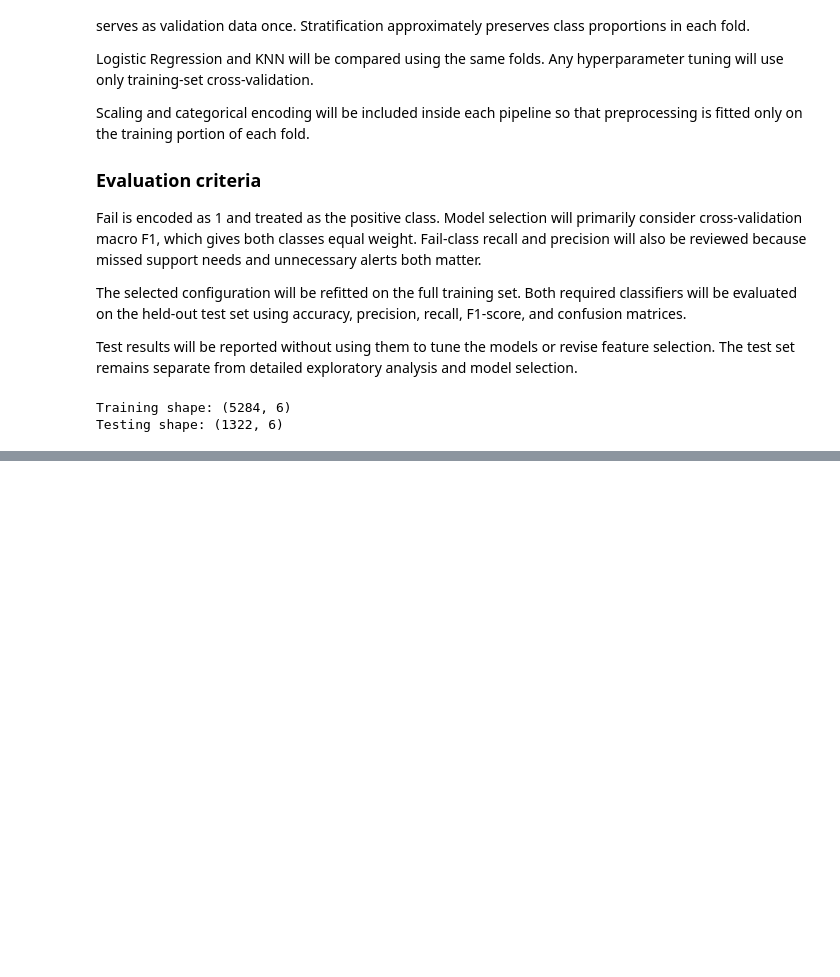
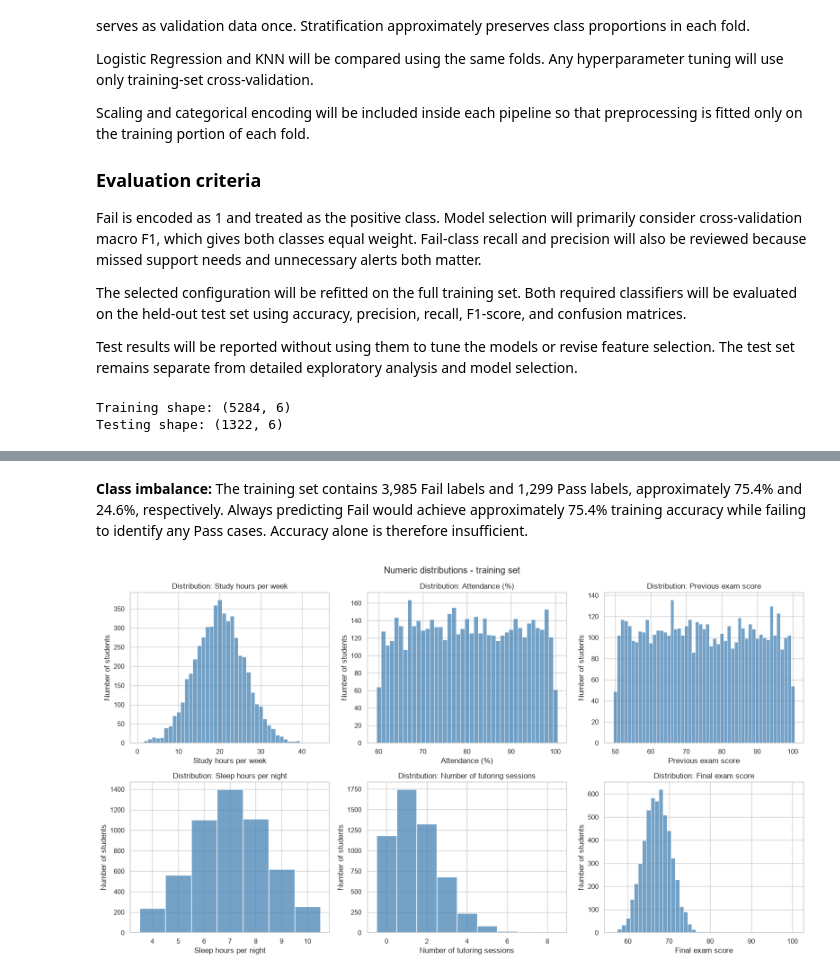
Before and after one commit to RariRaj/student-performance-prediction, a Jupyter notebook: notebooks/analysis.ipynb, the cells around one changed output, grey strips where cells are left out. Saved outputs shown, nothing was run; the diff lists cells and outputs as text; code cells hidden in the pictures; blank space fills up the shorter version.

```diff
--- a/notebooks/analysis.ipynb
+++ b/notebooks/analysis.ipynb
@@ -638,0 +643,31 @@ display(resource_proportions.round(2))
+# %% [markdown]
+**Class imbalance:** The training set contains 3,985 Fail labels and
+   1,299 Pass labels, approximately 75.4% and 24.6%, respectively.
+   Always predicting Fail would achieve approximately 75.4% training
+   accuracy while failing to identify any Pass cases. Accuracy alone
+   is therefore insufficient.
+# %%
+#Numeric distributions
+distribution_columns = numeric_features + [score_column]
+
+fig, axes = plt.subplots(2, 3, figsize=(16, 9))
+
+for ax, column in zip(axes.flat, distribution_columns):
+    sns.histplot(
+        data=eda_df,
+        x=column,
+        discrete=True,
+        color="steelblue",
+        ax=ax,
+    )
+
+    ax.set_title(f"Distribution: {feature_labels[column]}")
+    ax.set_xlabel(feature_labels[column])
+    ax.set_ylabel("Number of students")
+
+fig.suptitle("Numeric distributions - training set")
+fig.tight_layout()
+fig.savefig(FIGURES_DIR / "02_numeric_distributions.png", dpi=150)
+plt.show()
+# %% [output]
+[figure, added]
```
Also changed, not shown: parts of 42 cells of this notebook.
